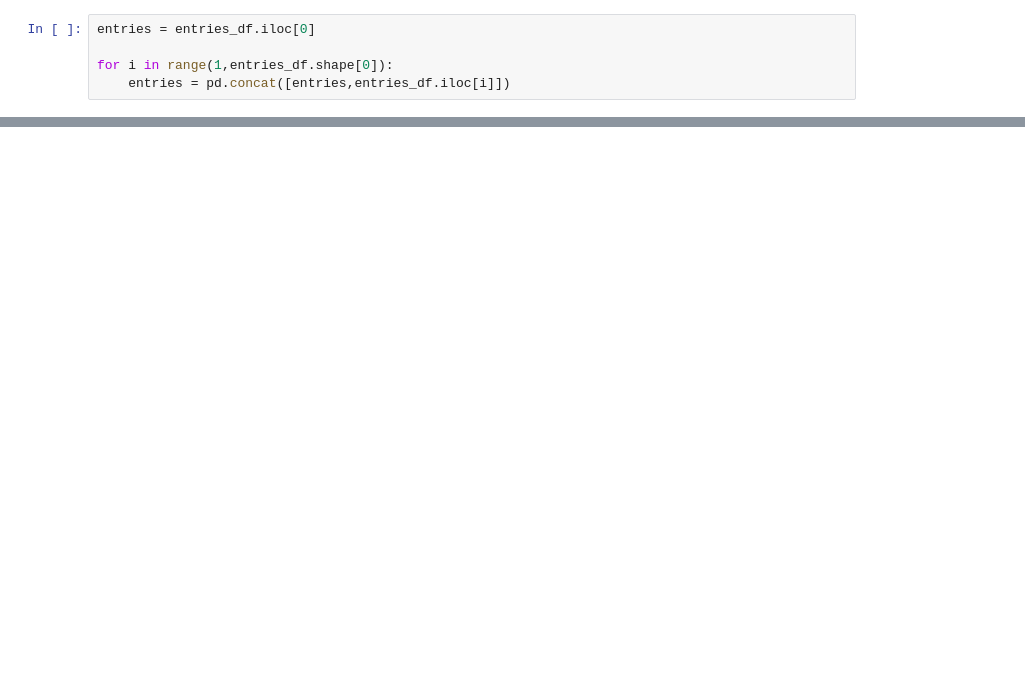
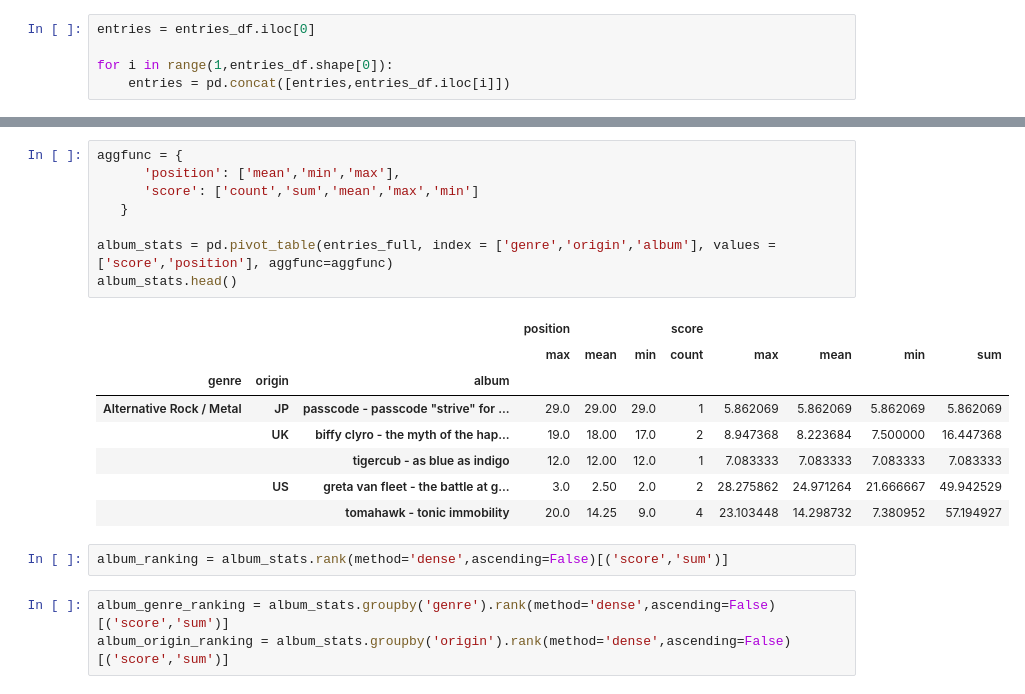
Before and after one commit to kloudkrafts01/rifftop, a Jupyter notebook: workbook.ipynb, the cells around one changed output, grey strips where cells are left out. Cells and saved outputs as stored; diff of their text form; blank space fills up the shorter version.

```diff
--- a/workbook.ipynb
+++ b/workbook.ipynb
@@ -165,0 +129,22 @@ KeyError: 'genre'
+# %%
+aggfunc = {
+      'position': ['mean','min','max'],
+      'score': ['count','sum','mean','max','min']
+   }
+
+album_stats = pd.pivot_table(entries_full, index = ['genre','origin','album'], values = ['score','position'], aggfunc=aggfunc)
+album_stats.head()
+# %% [output]
+|  |  |  | position |  |  | score |  |  |  |  |
+|  |  |  | max | mean | min | count | max | mean | min | sum |
+| genre | origin | album |  |  |  |  |  |  |  |  |
+| Alternative Rock / Metal | JP | passcode - passcode "strive" for ... | 29.0 | 29.00 | 29.0 | 1 | 5.862069 | 5.862069 | 5.862069 | 5.862069 |
+|  | UK | biffy clyro - the myth of the hap... | 19.0 | 18.00 | 17.0 | 2 | 8.947368 | 8.223684 | 7.500000 | 16.447368 |
+|  |  | tigercub - as blue as indigo | 12.0 | 12.00 | 12.0 | 1 | 7.083333 | 7.083333 | 7.083333 | 7.083333 |
+|  | US | greta van fleet - the battle at g... | 3.0 | 2.50 | 2.0 | 2 | 28.275862 | 24.971264 | 21.666667 | 49.942529 |
+|  |  | tomahawk - tonic immobility | 20.0 | 14.25 | 9.0 | 4 | 23.103448 | 14.298732 | 7.380952 | 57.194927 |
+# %%
+album_ranking = album_stats.rank(method='dense',ascending=False)[('score','sum')]
+# %%
+album_genre_ranking = album_stats.groupby('genre').rank(method='dense',ascending=False)[('score','sum')]
+album_origin_ranking = album_stats.groupby('origin').rank(method='dense',ascending=False)[('score','sum')]
```
Also changed, not shown: parts of 20 cells of this notebook, 13 other files.
